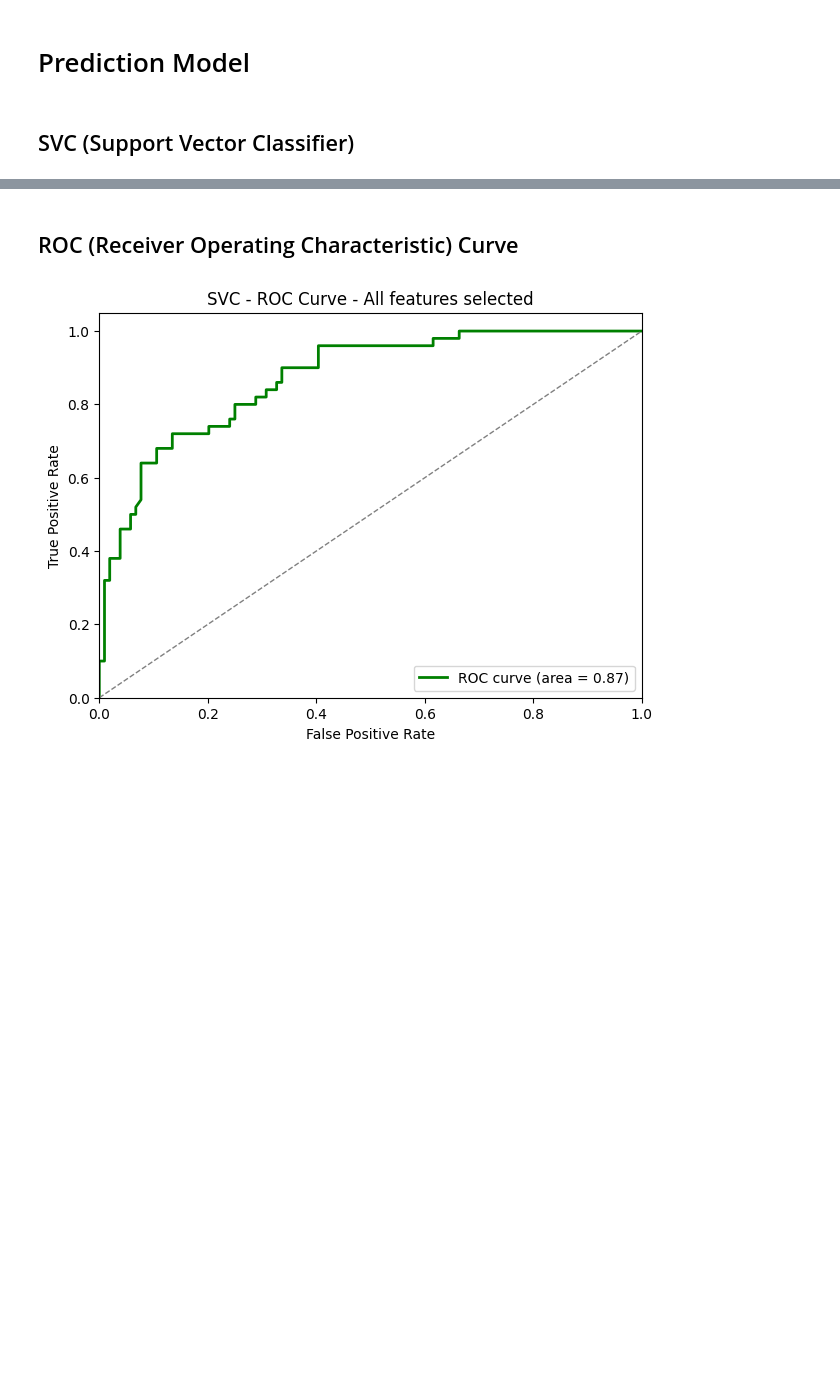
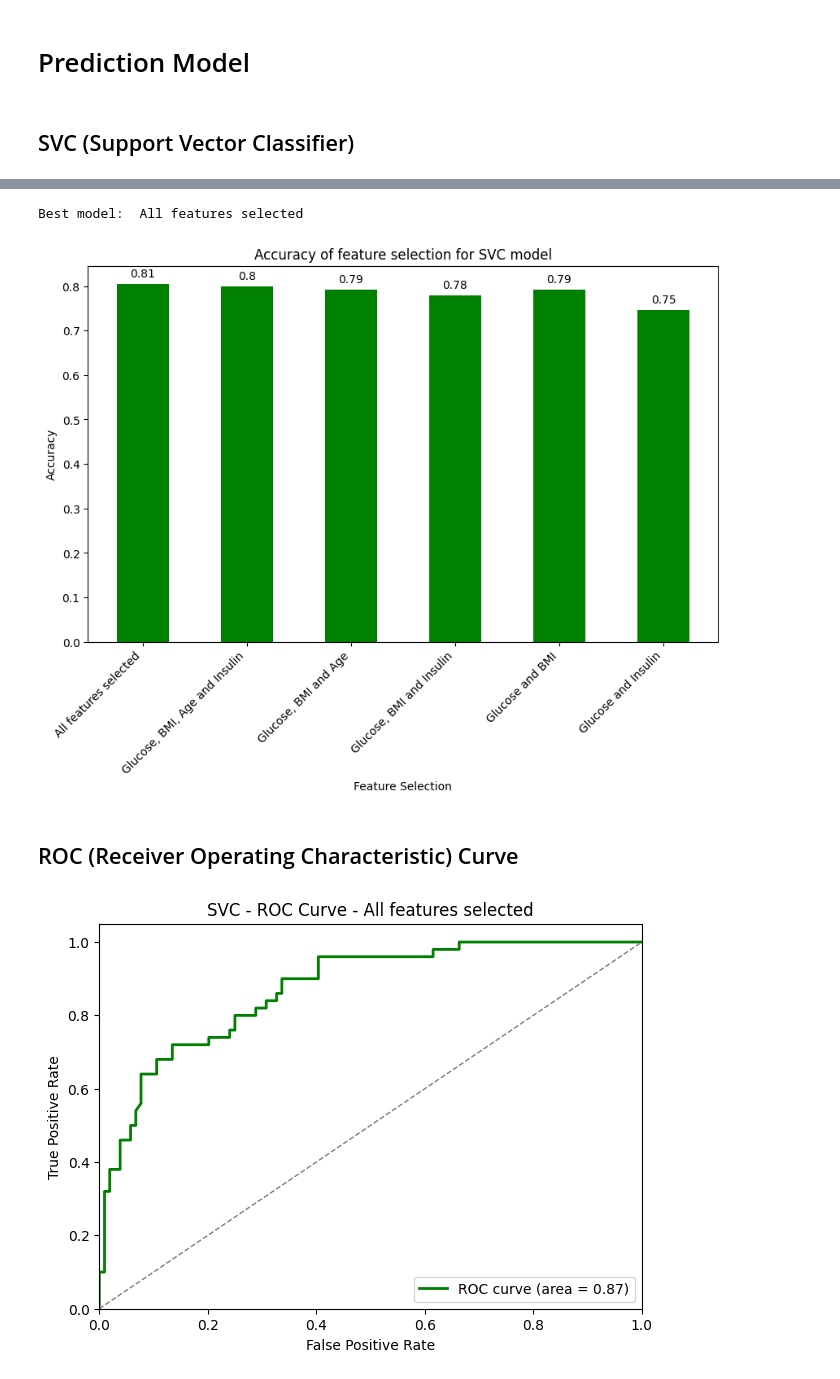
Before and after one commit to Bluxen/DA-Project1, a Jupyter notebook: 13_diabetes_prediction.ipynb, the cells around one changed output, grey strips where cells are left out. Saved outputs shown, nothing was run; the diff lists cells and outputs as text; code cells hidden in the pictures; blank space fills up the shorter version.

```diff
--- a/13_diabetes_prediction.ipynb
+++ b/13_diabetes_prediction.ipynb
@@ -782,3 +814,26 @@ Best model:  All features selected
+# %%
+# model with the highest accuracy
+best_model_index = accuracy_scores.index(max(accuracy_scores))
+model_names = ['All features selected', 'Glucose, BMI, Age and Insulin', 'Glucose, BMI and Age', 'Glucose, BMI and Insulin', 'Glucose and BMI', 'Glucose and Insulin']
+best_model = model_names[best_model_index]
+
+print('Best model: ', best_model)
+
+# plot of accuracy over feature selection
+plt.figure(figsize=(10, 6))
+bars = plt.bar(model_names, accuracy_scores, color='green', width=0.5)
+plt.xlabel('Feature Selection')
+plt.ylabel('Accuracy')
+plt.title('Accuracy of feature selection for SVC model')
+plt.xticks(rotation=45, ha='right')
+for bar in bars:
+    yval = bar.get_height()
+    plt.text(bar.get_x() + bar.get_width()/2, yval + 0.01, round(yval, 2), ha='center', va='bottom')
+
+plt.show()
+# %% [output]
+Best model:  All features selected
+[figure, added]
 # %% [markdown]
 ## ROC (Receiver Operating Characteristic) Curve
 # %%
```
Also changed, not shown: parts of 8 cells of this notebook.
